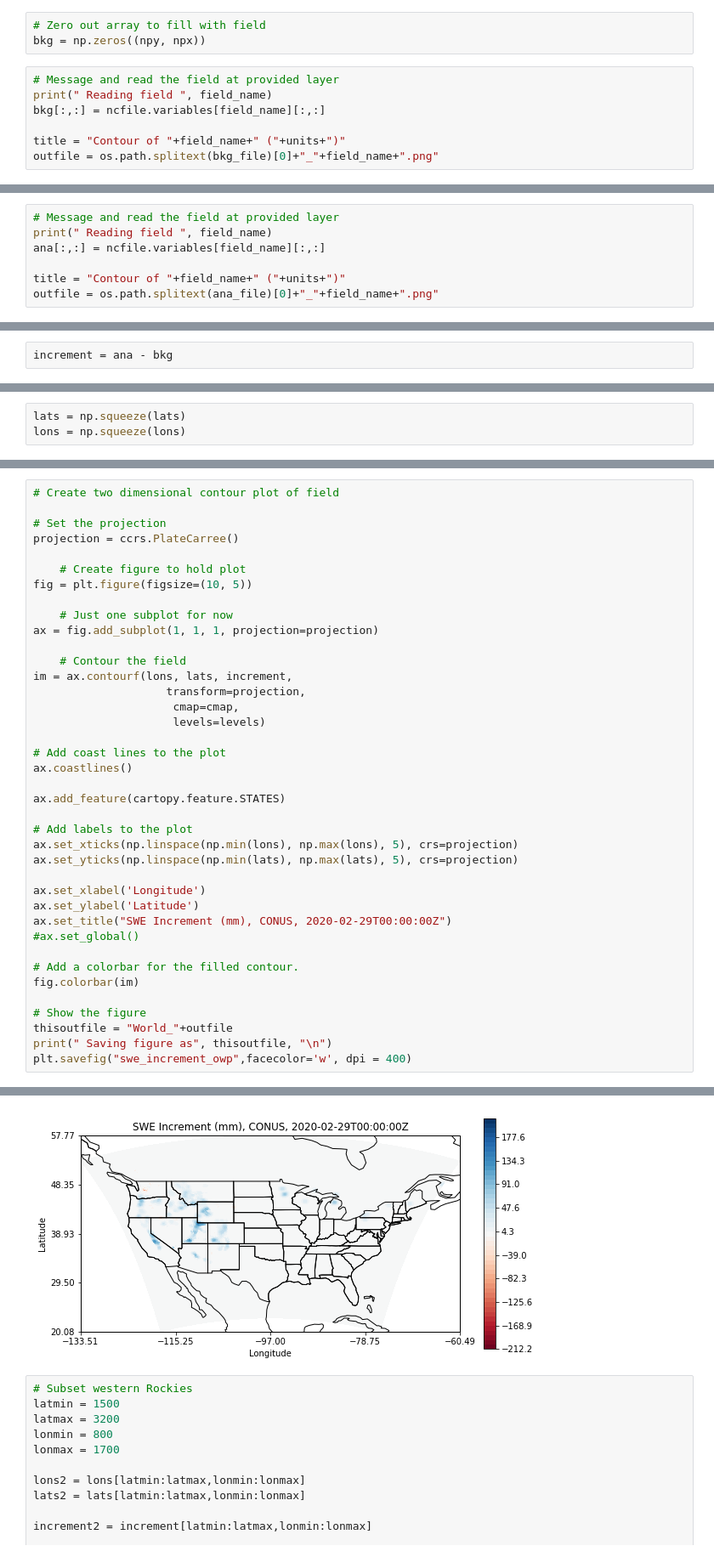
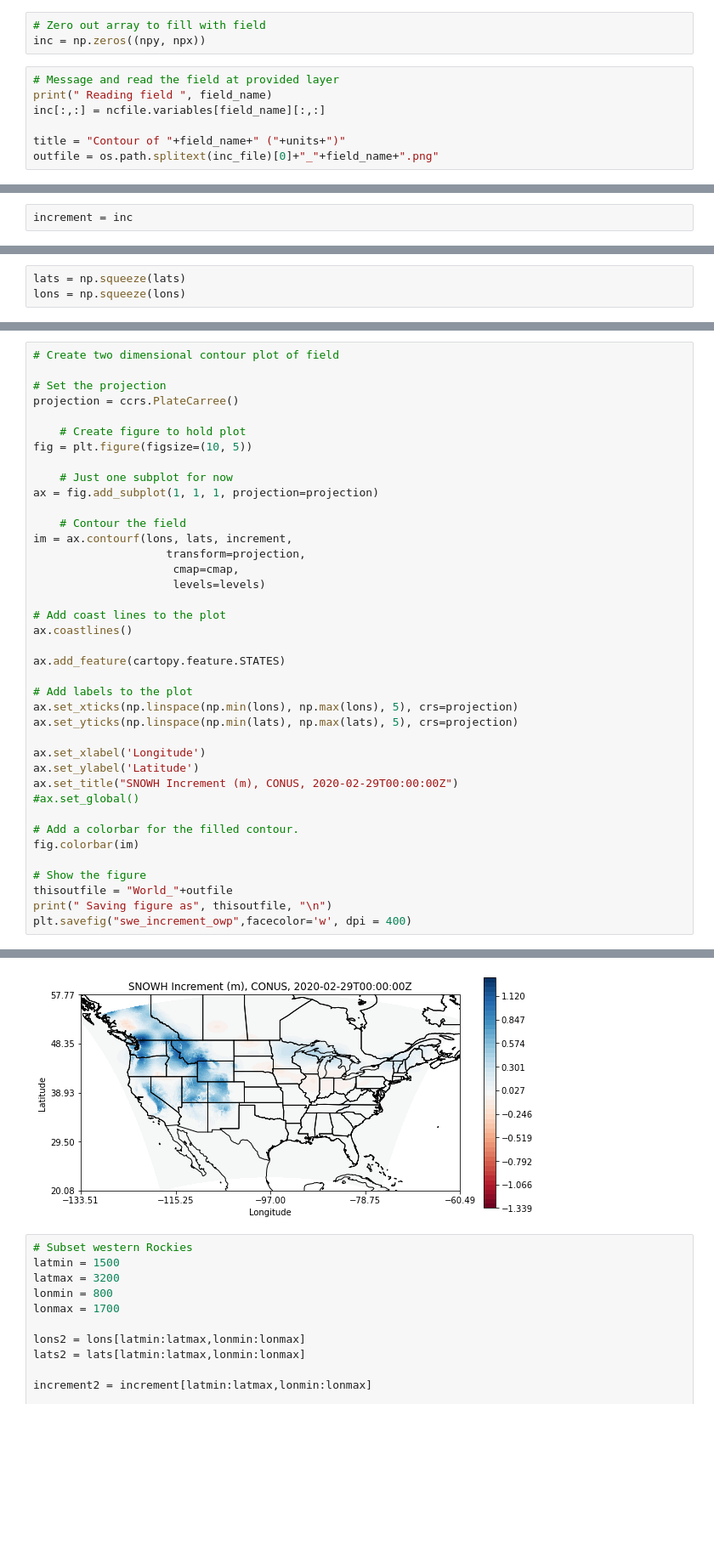
Before and after one commit to amfox37/Jedi_experiments, a Jupyter notebook: diagnostics/Field_plotter_owp.ipynb, the cells around one changed output, grey strips where cells are left out. Shown: that part at 85% size. Saved outputs shown, nothing was run; the diff lists cells and outputs as text; blank space fills up the shorter version.

```diff
--- a/diagnostics/Field_plotter_owp.ipynb
+++ b/diagnostics/Field_plotter_owp.ipynb
@@ -59,11 +57,11 @@ units = "mm"
 # %%
 # Zero out array to fill with field
-bkg = np.zeros((npy, npx))
+inc = np.zeros((npy, npx))
 # %%
 # Message and read the field at provided layer
 print(" Reading field ", field_name)
-bkg[:,:] = ncfile.variables[field_name][:,:]
+inc[:,:] = ncfile.variables[field_name][:,:]
 
 title = "Contour of "+field_name+" ("+units+")"
-outfile = os.path.splitext(bkg_file)[0]+"_"+field_name+".png"
+outfile = os.path.splitext(inc_file)[0]+"_"+field_name+".png"
 # %% [output]
@@ -80,7 +68,0 @@ ana = np.zeros((npy, npx))
-# %%
-# Message and read the field at provided layer
-print(" Reading field ", field_name)
-ana[:,:] = ncfile.variables[field_name][:,:]
-
-title = "Contour of "+field_name+" ("+units+")"
-outfile = os.path.splitext(ana_file)[0]+"_"+field_name+".png"
@@ -89,5 +69,5 @@ outfile = os.path.splitext(ana_file)[0]+"_"+field_name+".png"
 # %%
-increment = ana - bkg
+increment = inc
 # %%
 # Check if field has positve and negative values
 # ----------------------------------------------
@@ -175,7 +155,7 @@ ax.set_yticks(np.linspace(np.min(lats), np.max(lats), 5), crs=projection)
 
 ax.set_xlabel('Longitude')
 ax.set_ylabel('Latitude')
-ax.set_title("SWE Increment (mm), CONUS, 2020-02-29T00:00:00Z")
+ax.set_title("SNOWH Increment (m), CONUS, 2020-02-29T00:00:00Z")
 #ax.set_global()
 
 # Add a colorbar for the filled contour.
@@ -190,4 +170,4 @@ plt.savefig("swe_increment_owp",facecolor='w', dpi = 400)
-[figure, old version]
+[figure, new version]
 # %%
 # Subset western Rockies
 latmin = 1500
```
Also changed, not shown: parts of 17 cells of this notebook, 11 other files.
